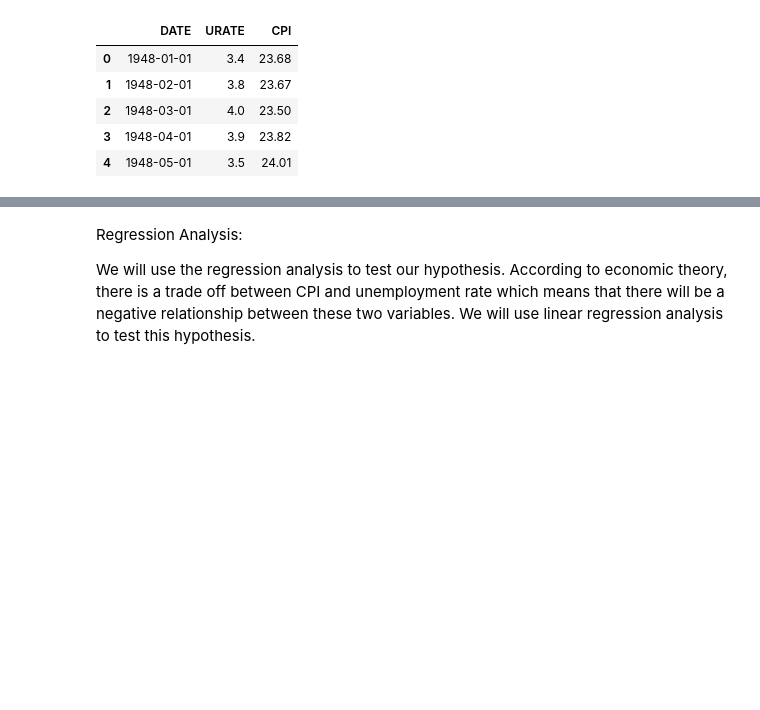
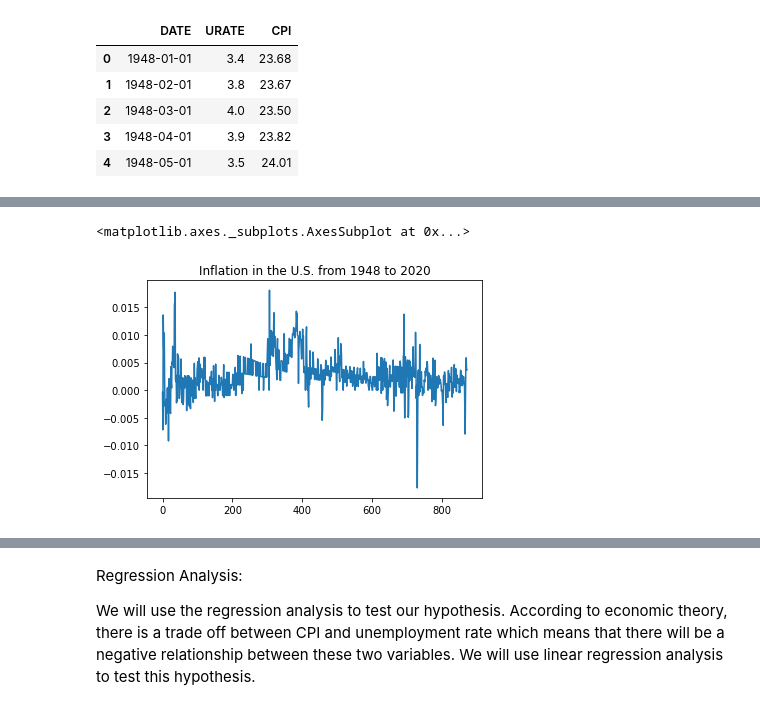
Before and after one commit to xiaoww3/Final-Project, a Jupyter notebook: project.ipynb, the cells around one changed output, grey strips where cells are left out. Drawn from its saved outputs; the diff is of its cells as text; code cells hidden in the pictures; blank space fills up the shorter version.

```diff
--- a/project.ipynb
+++ b/project.ipynb
@@ -127,3 +127,6 @@ data_merge.head()
 | 2 | 1948-03-01 | 4.0 | 23.50 |
 | 3 | 1948-04-01 | 3.9 | 23.82 |
 | 4 | 1948-05-01 | 3.5 | 24.01 |
+# %%
+data_merge['DCPI']=data_merge['CPI'].diff()
+data_merge.head()
@@ -129,0 +140,3 @@ data_merge.head()
+# %%
+data_merge['DCPI'][:-1]=data_merge['DCPI'][1:]
+data_merge.head()
@@ -129,0 +154,3 @@ data_merge.head()
+# %%
+data_merge['INFLATION']=data_merge['DCPI']/data_merge['CPI']
+data_merge.head()
@@ -129,0 +164,5 @@ data_merge.head()
+# %%
+data_merge['INFLATION'].plot(title="Inflation in the U.S. from 1948 to 2020")
+# %% [output]
+<matplotlib.axes._subplots.AxesSubplot at 0x...>
+[figure, added]
```
Also changed, not shown: parts of 5 cells of this notebook.
